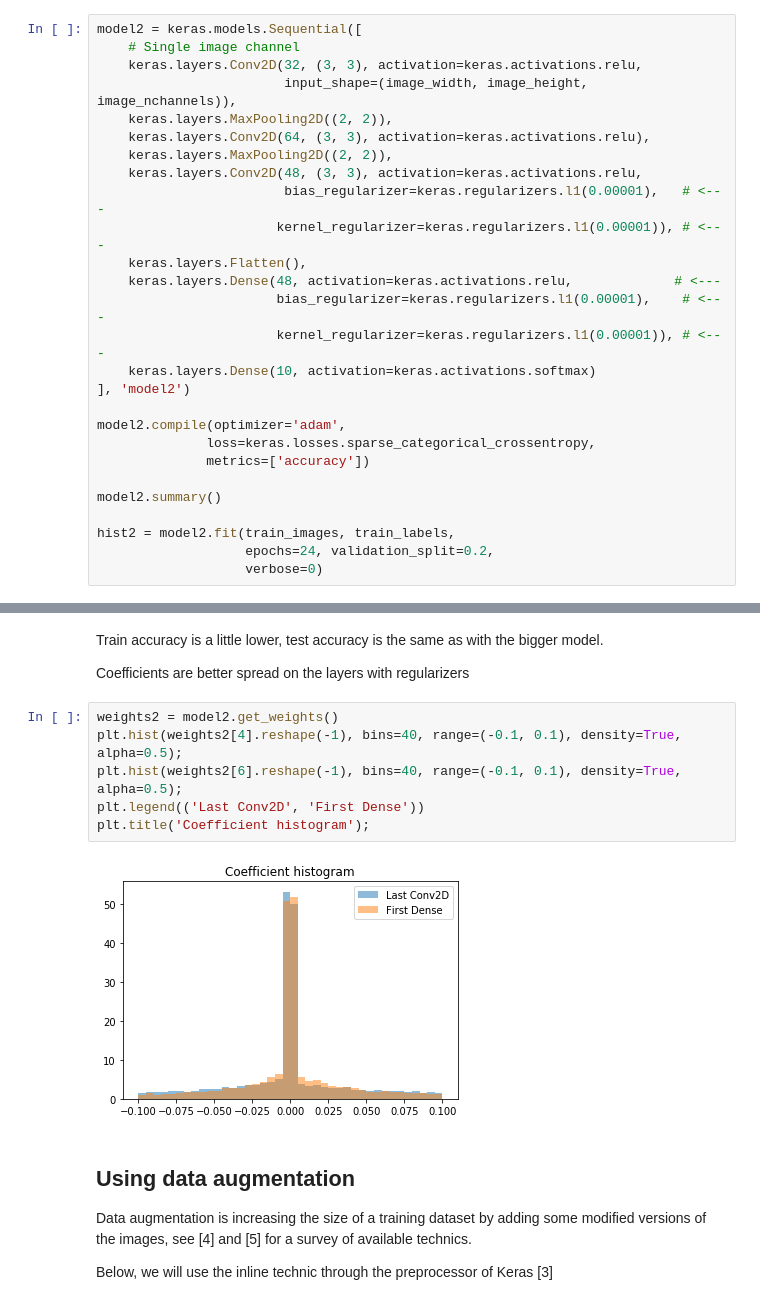
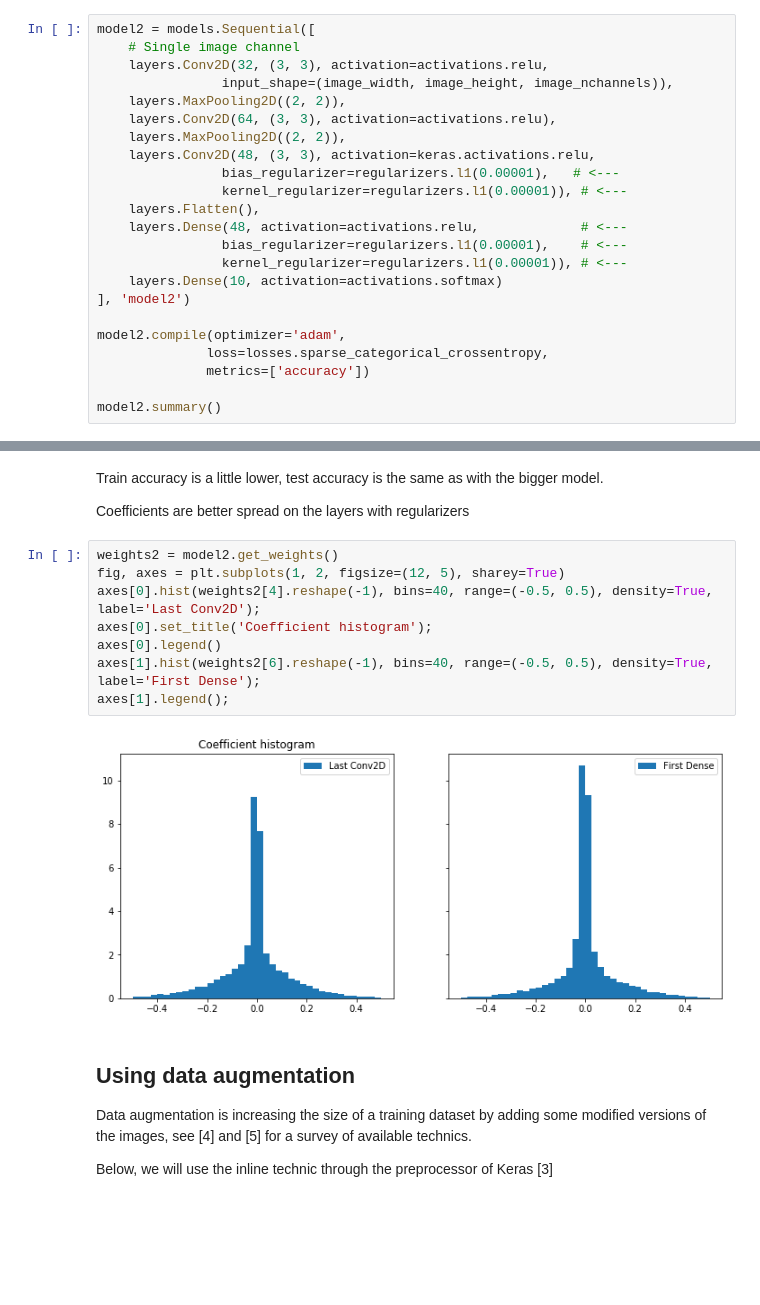
Before and after one commit to tonio73/data-science, a Jupyter notebook: cnn/CnnMnistFashion-Keras.ipynb, the cells around one changed output, grey strips where cells are left out. Cells and saved outputs as stored; diff of their text form; blank space fills up the shorter version.

```diff
--- a/cnn/CnnMnistFashion-Keras.ipynb
+++ b/cnn/CnnMnistFashion-Keras.ipynb
@@ -224,29 +216,25 @@ plot_results(test_images, test_labels, predictions1)
 
 Let's apply a regularizer on the two largest layers, and decrease the size of the last Conv2D and the 1st Dense layers from 64 to 48.
 # %%
-model2 = keras.models.Sequential([
+model2 = models.Sequential([
     # Single image channel
-    keras.layers.Conv2D(32, (3, 3), activation=keras.activations.relu,
-                        input_shape=(image_width, image_height, image_nchannels)),
-    keras.layers.MaxPooling2D((2, 2)),
-    keras.layers.Conv2D(64, (3, 3), activation=keras.activations.relu),
-    keras.layers.MaxPooling2D((2, 2)),
-    keras.layers.Conv2D(48, (3, 3), activation=keras.activations.relu,
-                        bias_regularizer=keras.regularizers.l1(0.00001),   # <---
-                       kernel_regularizer=keras.regularizers.l1(0.00001)), # <---
-    keras.layers.Flatten(),
-    keras.layers.Dense(48, activation=keras.activations.relu,             # <---
-                       bias_regularizer=keras.regularizers.l1(0.00001),    # <---
-                       kernel_regularizer=keras.regularizers.l1(0.00001)), # <---
-    keras.layers.Dense(10, activation=keras.activations.softmax)
+    layers.Conv2D(32, (3, 3), activation=activations.relu,
+                input_shape=(image_width, image_height, image_nchannels)),
+    layers.MaxPooling2D((2, 2)),
+    layers.Conv2D(64, (3, 3), activation=activations.relu),
+    layers.MaxPooling2D((2, 2)),
+    layers.Conv2D(48, (3, 3), activation=keras.activations.relu,
+                bias_regularizer=regularizers.l1(0.00001),   # <---
+                kernel_regularizer=regularizers.l1(0.00001)), # <---
+    layers.Flatten(),
+    layers.Dense(48, activation=activations.relu,             # <---
+                bias_regularizer=regularizers.l1(0.00001),    # <---
+                kernel_regularizer=regularizers.l1(0.00001)), # <---
+    layers.Dense(10, activation=activations.softmax)
 ], 'model2')
 
 model2.compile(optimizer='adam',
-              loss=keras.losses.sparse_categorical_crossentropy,
+              loss=losses.sparse_categorical_crossentropy,
               metrics=['accuracy'])
 
 model2.summary()
-
-hist2 = model2.fit(train_images, train_labels,
-                   epochs=24, validation_split=0.2,
-                   verbose=0)
@@ -285,12 +277,14 @@ Train accuracy is a little lower, test accuracy is the same as with the bigger m
 Coefficients are better spread on the layers with regularizers
 # %%
 weights2 = model2.get_weights()
-plt.hist(weights2[4].reshape(-1), bins=40, range=(-0.1, 0.1), density=True, alpha=0.5);
-plt.hist(weights2[6].reshape(-1), bins=40, range=(-0.1, 0.1), density=True, alpha=0.5);
-plt.legend(('Last Conv2D', 'First Dense'))
-plt.title('Coefficient histogram');
+fig, axes = plt.subplots(1, 2, figsize=(12, 5), sharey=True)
+axes[0].hist(weights2[4].reshape(-1), bins=40, range=(-0.5, 0.5), density=True, label='Last Conv2D');
+axes[0].set_title('Coefficient histogram');
+axes[0].legend()
+axes[1].hist(weights2[6].reshape(-1), bins=40, range=(-0.5, 0.5), density=True, label='First Dense');
+axes[1].legend();
 # %% [output]
-[figure, old version]
+[figure, new version]
 # %% [markdown]
 ## Using data augmentation
 
```
Also changed, not shown: parts of 20 cells of this notebook, 3 other files.
